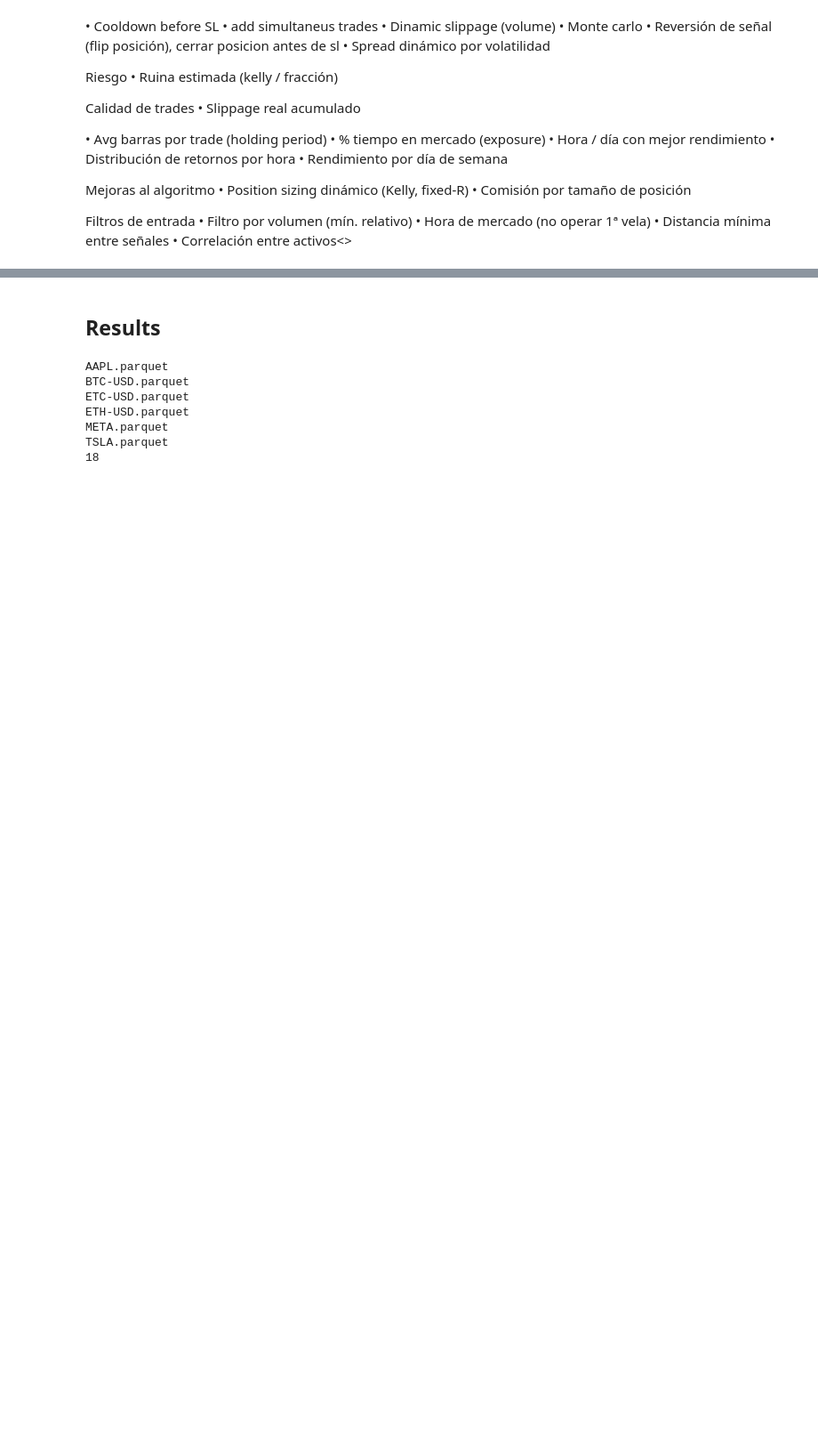
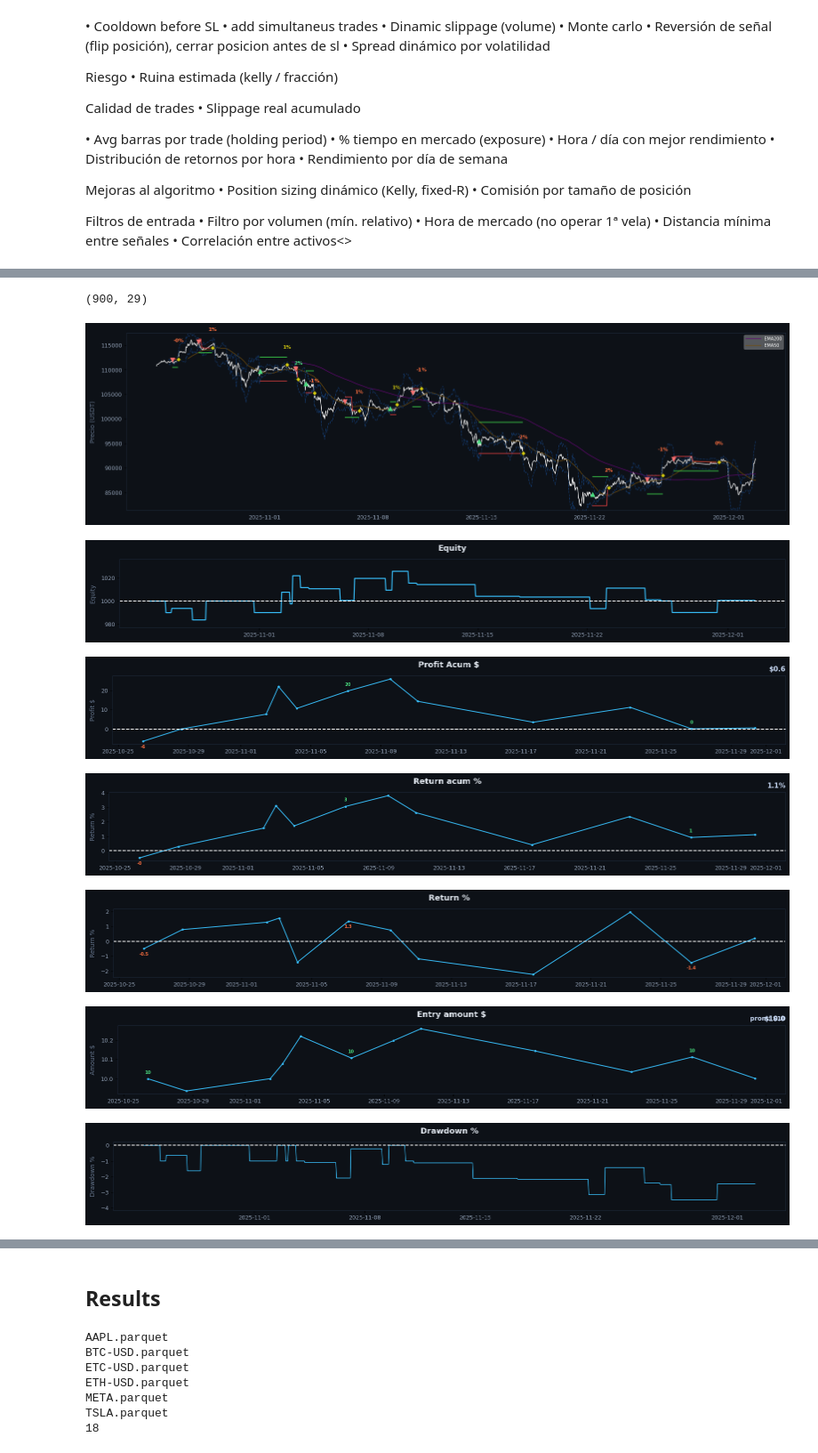
Before and after one commit to josebrx99/python, a Jupyter notebook: trading/signals.ipynb, the cells around one changed output, grey strips where cells are left out. Shown at 89% size. Drawn from its saved outputs; the diff is of its cells as text; code cells hidden in the pictures; blank space fills up the shorter version.

```diff
--- a/trading/signals.ipynb
+++ b/trading/signals.ipynb
@@ -3023,5 +3347,4 @@ print(resume[resume["pnl"] > 2]["signal"].tolist())
 # %%
-state2 = state_all["signal_corr3"]
 state2["EMA"] = state2["close"].rolling(window = 200).mean()
 state2["EMA2"] = state2["close"].rolling(window = 50).mean()
 state2["std"] = state2["close"].rolling(20).std()
@@ -3029,17 +3352,19 @@ state2["bb_low"] = state2["close"] - 2*state2["std"]
 state2["bb_upper"] = state2["close"] + 2*state2["std"]
 state2["close_exit"] = np.where((state2["state"] == "EXIT") & (state2["reason"] == "TP"), state2["tp"].shift(1),
                       np.where((state2["state"] == "EXIT") & (state2["reason"] == "SL"), state2["sl"].shift(1), state2["close"]))
-state = state2.copy()#.iloc[800:1000,]
+state = state2.copy().iloc[0:900,]
 # state = state2.copy().iloc[0:int(len(state)/5),]
 print(state.shape)
+# %% [output]
+(900, 29)
 # %%
 # Price
 import matplotlib.pyplot as plt
 import matplotlib.dates as mdates
 
-# state["std"] = state["close"].rolling(20).std()
-# state["bb_low"] = state["close"] - 2*state["std"]
-# state["bb_upper"] = state["close"] + 2*state["std"]
+state["std"] = state["close"].rolling(20).std()
+state["bb_low"] = state["close"] - 2*state["std"]
+state["bb_upper"] = state["close"] + 2*state["std"]
 
 state["time"] = pd.to_datetime(state["time"])
 state["Close"] = state["close"]
@@ -3048,20 +3373,19 @@ buy  = state[state["signal"] ==  1]
 exits = state.copy()
 exits = exits[exits["state"] == "EXIT"]
 
-fig, ax = plt.subplots(figsize=(16, 5))
+fig, ax = plt.subplots(figsize=(16, 4.7))
 color_back = "#0d1117"
 fig.patch.set_facecolor(color_back)
 ax.set_facecolor(color_back)
 ax.plot(state["time"], state["Close"], color="#ffffff", linewidth=1, zorder=2)
 
 # # EMAS
-# # state["EMA"] = state["close"].rolling(window = 200).mean()
-# ax.plot(state["time"], state["EMA"], color="#610871", linewidth=1, zorder=2, linestyle = "-", label = "EMA200")
-# # state["EMA2"] = state["close"].rolling(window = 50).mean()
-# ax.plot(state["time"], state["EMA2"], color="#6F4C0C", linewidth=1, zorder=2, linestyle = "-", label = "EMA50")
-# # Bollinger
-# ax.plot(state["time"], state["bb_low"], color="#143868", linewidth=1, zorder=2, linestyle = "--")
-# ax.plot(state["time"], state["bb_upper"], color="#143868", linewidth=1, zorder=2, linestyle = "--")
+ax.plot(state["time"], state["EMA"], color="#610871", linewidth=1, zorder=2, linestyle = "-", label = "EMA200")
+ax.plot(state["time"], state["EMA2"], color="#6F4C0C", linewidth=1, zorder=2, linestyle = "-", label = "EMA50")
+# Bollinger
+ax.plot(state["time"], state["bb_low"], color="#143868", linewidth=1, zorder=2, linestyle = "--")
+ax.plot(state["time"], state["bb_upper"], color="#143868", linewidth=1, zorder=2, linestyle = "--")
+
 # SL
 if "sl" in state.columns:
     sl_data = state
@@ -3074,12 +3398,12 @@ if "tp" in state.columns:
 if not sell.empty:
     # ax.scatter(sell["time"], sell["Close"], color="#f87171", s=45, zorder=5, edgecolors="white", linewidths=1.1)
     for _, row in sell.iterrows():
-        ax.annotate("▼", xy=(row["time"], row["Close"]), xytext=(0, 0),  zorder=6,textcoords="offset points", ha="center", fontsize=10, color="#f87171", fontweight="bold")
+        ax.annotate("▼", xy=(row["time"], row["Close"]), xytext=(0, 0),  zorder=6, textcoords="offset points", ha="center", fontsize=11, color="#f87171", fontweight="bold")
 # Buy signals
 if not buy.empty:
     # ax.scatter(buy["time"], buy["Close"], color="#4ade80", s=45, zorder=5, edgecolors="white", linewidths=1.1)
     for _, row in buy.iterrows():
-        ax.annotate("▲", xy=(row["time"], row["Close"]), xytext=(0, 0),  zorder=6,textcoords="offset points", ha="center", fontsize=10, color="#4ade80", fontweight="bold")
+        ax.annotate("▲", xy=(row["time"], row["Close"]), xytext=(0, 0),  zorder=6, textcoords="offset points", ha="center", fontsize=11, color="#4ade80", fontweight="bold")
 
 if not exits.empty:
     for _, row in exits.iterrows():
@@ -3122,10 +3446,10 @@ plt.show()
 state["Close"] = state["patrimony"]
 sell = state[state["signal"] == -1]
 buy  = state[state["signal"] ==  1]
-fig, ax = plt.subplots(figsize=(16, 2.7))
+fig, ax = plt.subplots(figsize=(16, 2.4))
 fig.patch.set_facecolor(color_back)
 ax.set_facecolor(color_back)
-ax.plot(state["time"], state["Close"], color="#38bdf8", linewidth=1.85, zorder=2, label="Close Price")
+ax.plot(state["time"], state["Close"], color="#38bdf8", linewidth=1.7, zorder=2, label="Close Price")
 ax.axhline(capital, color="#ffffff", linewidth=1.4, linestyle="--",zorder=2)
 plt.xticks(rotation=0, color="#94a3b8", fontsize=9)
 plt.yticks(color="#94a3b8", fontsize=9)
@@ -3145,10 +3469,10 @@ plt.show()
 profitcum = exits[["time", "profit", "return%", "reason"]]
 profitcum["profitcum"] = profitcum["profit"].cumsum()
 # profitcum["returncum"] = profitcum["return%"].cumsum()
-fig, ax = plt.subplots(figsize=(16, 2.7))
+fig, ax = plt.subplots(figsize=(16, 2.4))
 fig.patch.set_facecolor(color_back)
 ax.set_facecolor(color_back)
-ax.plot(profitcum["time"], profitcum["profitcum"], color="#38bdf8", linewidth=1.3, marker = "o", markersize = 2, zorder=2)
+ax.plot(profitcum["time"], profitcum["profitcum"], color="#38bdf8", linewidth=1.4, marker = "o", markersize = 2.5, zorder=2)
 
 nfactor = 5
 lista = [x for x in range(len(profitcum)) if x % nfactor == 0]
@@ -3187,10 +3511,10 @@ plt.show()
 profitcum = exits[["time", "profit", "return%", "reason"]]
 profitcum["return%"] = profitcum["return%"]*100
 profitcum["profitcum"] = profitcum["return%"].cumsum()
-fig, ax = plt.subplots(figsize=(16, 2.7))
+fig, ax = plt.subplots(figsize=(16, 2.4))
 fig.patch.set_facecolor(color_back)
 ax.set_facecolor(color_back)
-ax.plot(profitcum["time"], profitcum["profitcum"], color="#38bdf8", linewidth=1.3, marker = "o", markersize = 2, zorder=2)
+ax.plot(profitcum["time"], profitcum["profitcum"], color="#38bdf8", linewidth=1.4, marker = "o", markersize = 2.5, zorder=2)
 
 lista = [x for x in range(len(profitcum)) if x % nfactor == 0]
 
@@ -3223,12 +3547,12 @@ plt.show()
 
 
 # Returns
-fig, ax = plt.subplots(figsize=(16, 2.7))
+fig, ax = plt.subplots(figsize=(16, 2.4))
 fig.patch.set_facecolor(color_back)
 ax.set_facecolor(color_back)
 exits = state[state["state"] == "EXIT"]
 exits["return%"] = exits["return%"]*100
-ax.plot(exits["time"], exits["return%"], color="#38bdf8", linewidth=1.3, marker = "o", markersize = 2, zorder=2)
+ax.plot(exits["time"], exits["return%"], color="#38bdf8", linewidth=1.4, marker = "o", markersize = 2.5, zorder=2)
 
 lista = [x for x in range(len(exits)) if x % nfactor == 0]
 
@@ -3265,10 +3589,10 @@ exits["entry_amount"] = exits["entry_amount"].shift(1)
 profitcum = exits[exits["state"] == "EXIT"]
 profitcum["profitcum"] = profitcum["entry_amount"]
 # profitcum["returncum"] = profitcum["return%"].cumsum()
-fig, ax = plt.subplots(figsize=(16, 2.7))
+fig, ax = plt.subplots(figsize=(16, 2.4))
 fig.patch.set_facecolor(color_back)
 ax.set_facecolor(color_back)
-ax.plot(profitcum["time"], profitcum["profitcum"], color="#38bdf8", linewidth=1.3, marker = "o", markersize = 2, zorder=2)
+ax.plot(profitcum["time"], profitcum["profitcum"], color="#38bdf8", linewidth=1.4, marker = "o", markersize = 2.5, zorder=2)
 
 lista = [x for x in range(len(profitcum)) if x % nfactor == 0]
 
@@ -3302,12 +3626,12 @@ plt.show()
 
 
 # Drawdown
-fig, ax = plt.subplots(figsize=(16, 2.7))
+fig, ax = plt.subplots(figsize=(16, 2.4))
 fig.patch.set_facecolor(color_back)
 ax.set_facecolor(color_back)
 drawd = state.copy()
 drawd["drawdown"] = drawd["drawdown"]*100
-ax.plot(drawd["time"], drawd["drawdown"], color="#38bdf8", linewidth=1.3, zorder=2, label="Close Price")
+ax.plot(drawd["time"], drawd["drawdown"], color="#38bdf8", linewidth=1.1, zorder=2, label="Close Price")
 ax.axhline(0, color="#ffffff", linewidth=1.4, linestyle="--",zorder=2)
 # ax.xaxis.set_major_formatter(mdates.DateFormatter("%H:%M"))
 # ax.xaxis.set_major_locator(mdates.HourLocator(interval=1))
@@ -3315,30 +3639,38 @@ plt.xticks(rotation=0, color="#94a3b8", fontsize=9)
 plt.yticks(color="#94a3b8", fontsize=9)
 for spine in ax.spines.values():
     spine.set_edgecolor("#1e293b")
 ax.grid([])
 ax.set_title("Drawdown %", color="#e2e8f0", fontsize=13, fontweight="bold", pad=14)
 # ax.set_xlabel("Hora (UTC)", color="#64748b", fontsize=10, labelpad=8)
 ax.set_ylabel("Drawdown %", color="#64748b", fontsize=10, labelpad=8)
 ax.set_ylim(drawd["drawdown"].min()*1.2, max(drawd["drawdown"].max()*1.1, 0.2))
 plt.tight_layout()
 plt.show()
 
 
 # Hist returns
 fig, ax = plt.subplots(figsize=(6.5, 3.4))
 fig.patch.set_facecolor(color_back)
 ax.set_facecolor(color_back)
 exits = state[state["state"] == "EXIT"]
 returns = (exits["return%"]*100)
 plt.hist(returns, color="#38bdf8", density=True, bins = 25, edgecolor = color_back, linewidth = 4)
 plt.xticks(rotation=0, color="#94a3b8", fontsize=9)
 plt.yticks(color="#94a3b8", fontsize=9)
 plt.axvline(np.mean(returns), linestyle = "--", color = "white")
 plt.annotate(f"{np.mean(returns):.1f}%", xy=(1, 1), xycoords="axes fraction", xytext=(-0, 16), textcoords="offset points", ha="right", va="top", fontsize = 10, weight = "bold",
              color = "#c5d6f1")
 for spine in ax.spines.values():
     spine.set_edgecolor("#1e293b")
 ax.grid([])
 plt.title("Returns %", color = "#e2e8f0", fontsize=13, fontweight="bold", pad=14)
 plt.tight_layout()
 plt.show()
+# %% [output]
+[figure, added]
+[figure, added]
+[figure, added]
+[figure, added]
+[figure, added]
+[figure, added]
+[figure, added]
```
Also changed, not shown: parts of 21 cells of this notebook, 1 other file.
